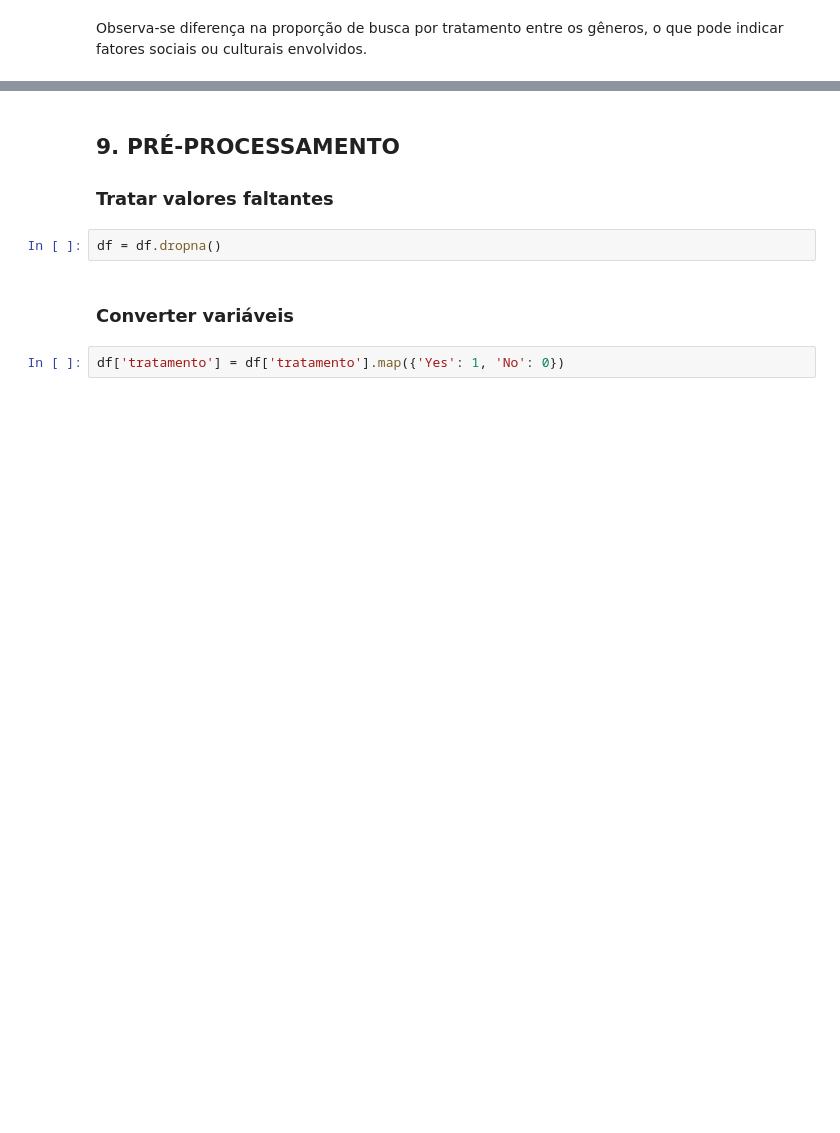
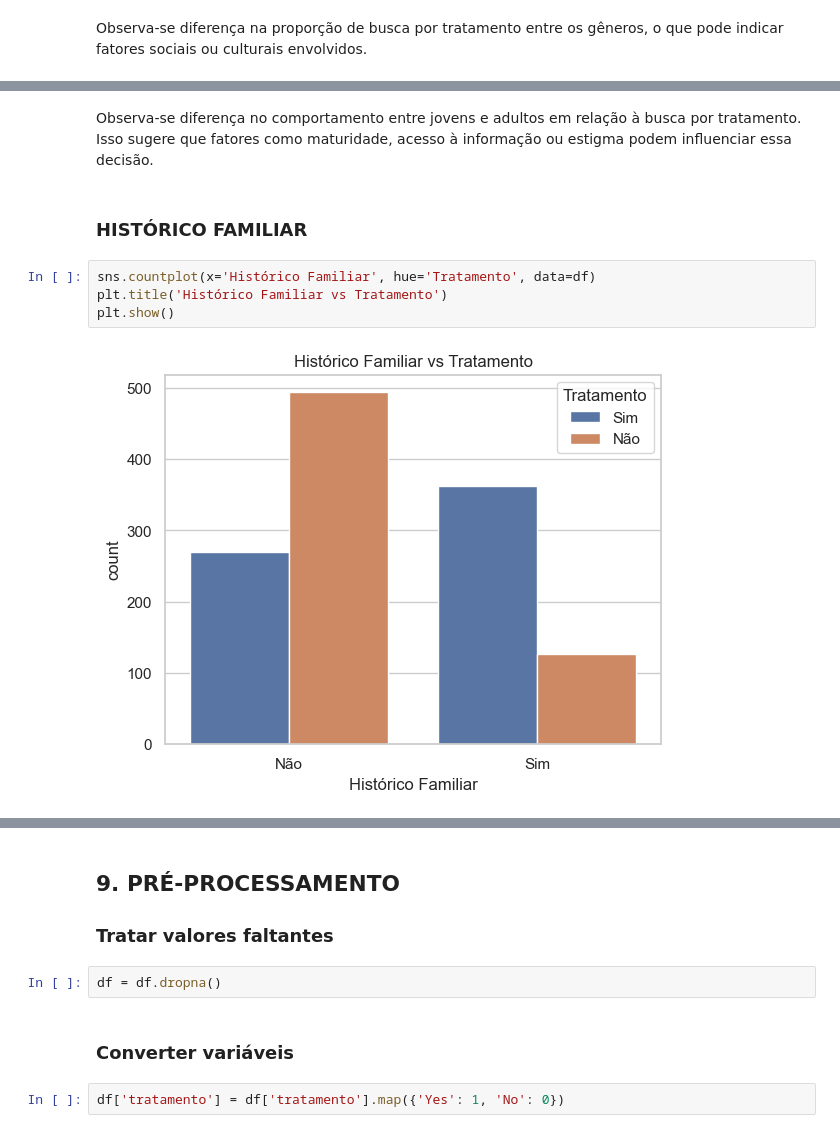
Before and after one commit to AlanTiem/MPV_Analise_Dados_Boas_Praticas, a Jupyter notebook: MPV_Analise_Dados_Boas_Praticas.ipynb, the cells around one changed output, grey strips where cells are left out. Saved outputs shown, nothing was run; the diff lists cells and outputs as text; blank space fills up the shorter version.

```diff
--- a/MPV_Analise_Dados_Boas_Praticas.ipynb
+++ b/MPV_Analise_Dados_Boas_Praticas.ipynb
@@ -263,0 +287,11 @@ Observa-se diferença na proporção de busca por tratamento entre os gêneros,
+# %% [markdown]
+Observa-se diferença no comportamento entre jovens e adultos em relação à busca por tratamento.
+Isso sugere que fatores como maturidade, acesso à informação ou estigma podem influenciar essa decisão.
+# %% [markdown]
+### HISTÓRICO FAMILIAR
+# %%
+sns.countplot(x='Histórico Familiar', hue='Tratamento', data=df)
+plt.title('Histórico Familiar vs Tratamento')
+plt.show()
+# %% [output]
+[figure, added]
```
Also changed, not shown: parts of 23 cells of this notebook.
